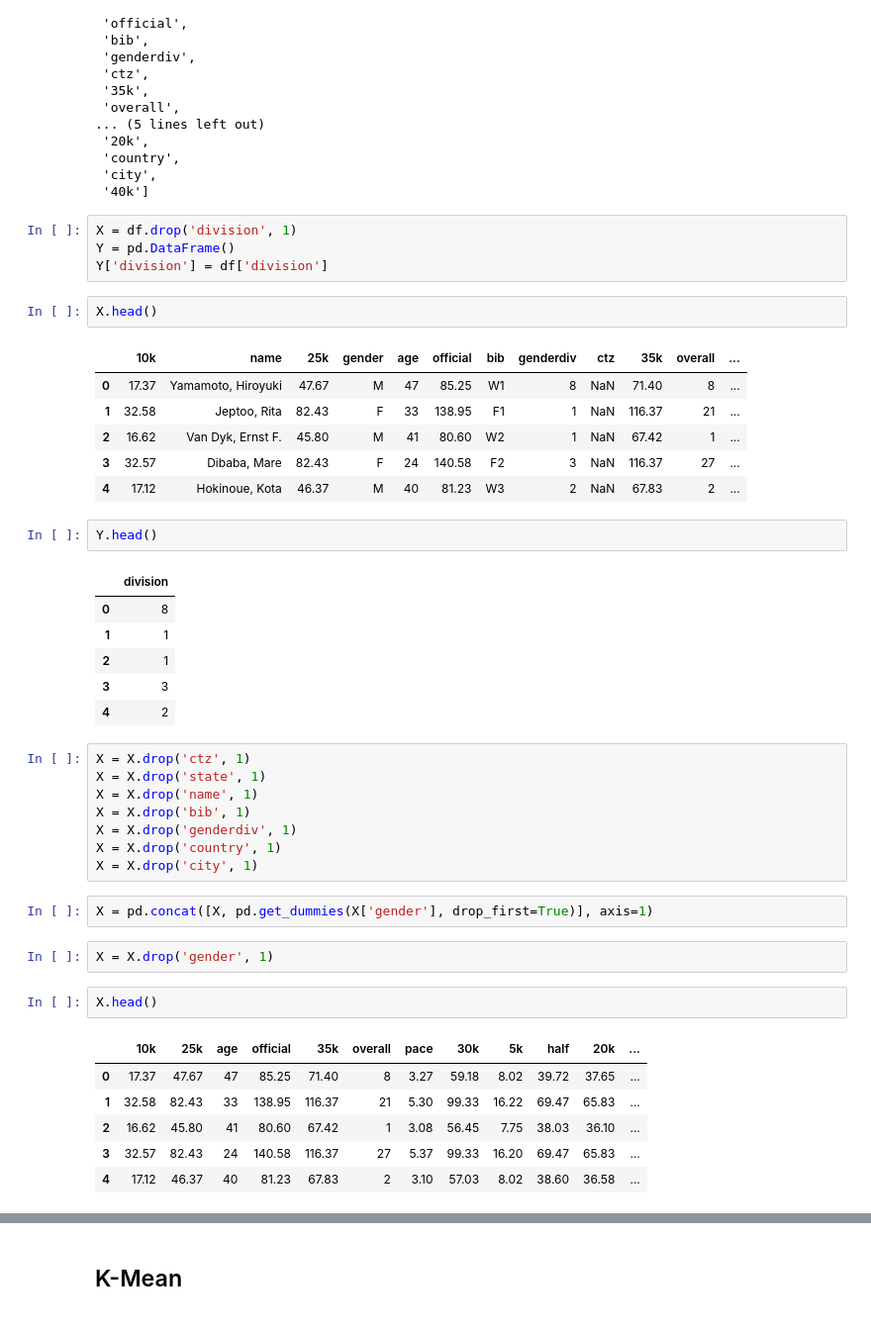
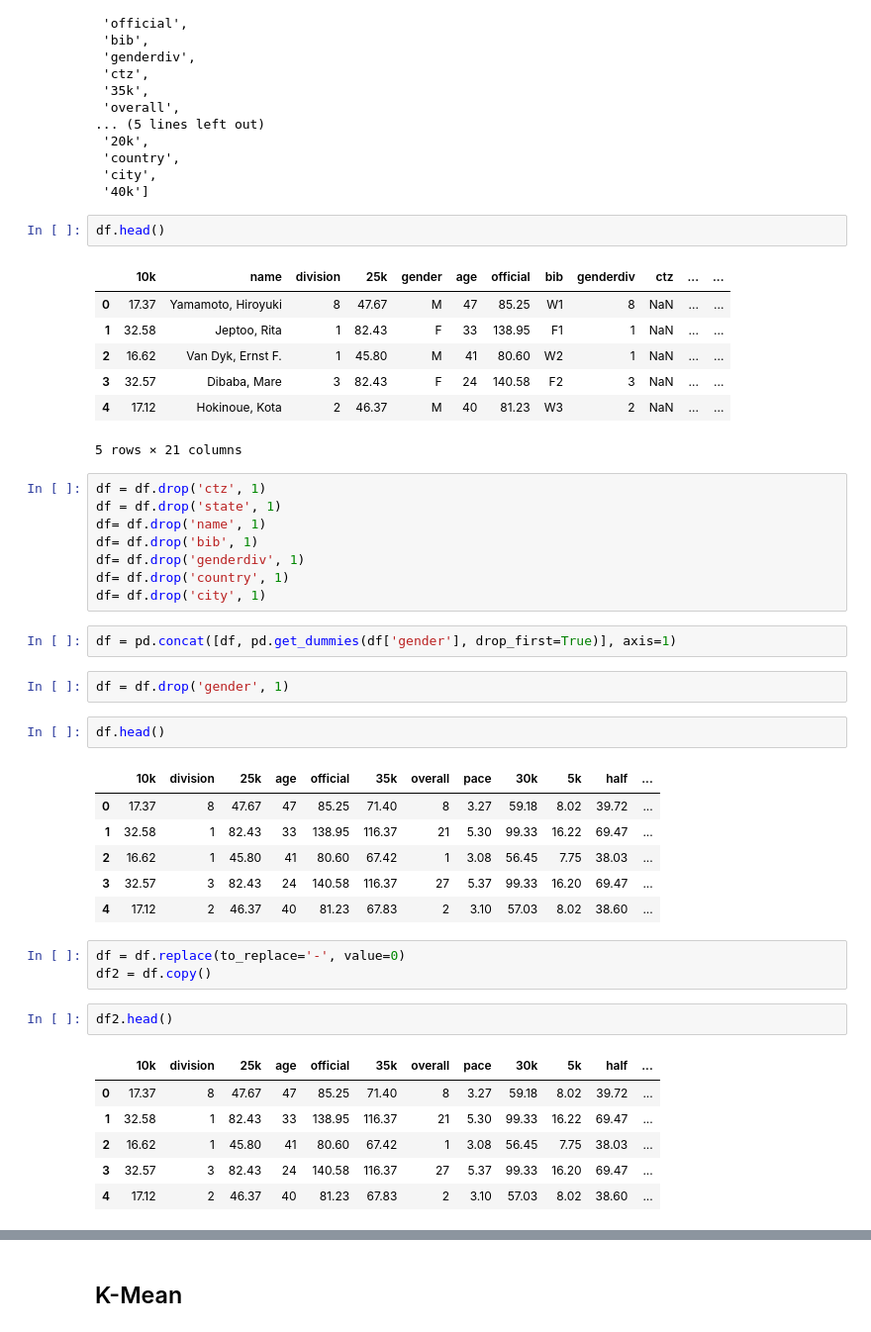
Before and after one commit to danehooker/Thinkful-Projects, a Jupyter notebook: Module 30-4.ipynb, the cells around one changed output, grey strips where cells are left out. Shown at 99% size. Saved outputs shown, nothing was run; the diff lists cells and outputs as text.

```diff
--- a/Module 30-4.ipynb
+++ b/Module 30-4.ipynb
@@ -44,46 +48,46 @@ list(df)
  'country',
  'city',
  '40k']
-# %%
-X = df.drop('division', 1)
-Y = pd.DataFrame()
-Y['division'] = df['division']
 # %%
-X.head()
+df.head()
 # %% [output]
-|  | 10k | name | 25k | gender | age | official | bib | genderdiv | ctz | 35k | overall | ... |
-| 0 | 17.37 | Yamamoto, Hiroyuki | 47.67 | M | 47 | 85.25 | W1 | 8 | NaN | 71.40 | 8 | ... |
-| 1 | 32.58 | Jeptoo, Rita | 82.43 | F | 33 | 138.95 | F1 | 1 | NaN | 116.37 | 21 | ... |
-| 2 | 16.62 | Van Dyk, Ernst F. | 45.80 | M | 41 | 80.60 | W2 | 1 | NaN | 67.42 | 1 | ... |
-| 3 | 32.57 | Dibaba, Mare | 82.43 | F | 24 | 140.58 | F2 | 3 | NaN | 116.37 | 27 | ... |
-| 4 | 17.12 | Hokinoue, Kota | 46.37 | M | 40 | 81.23 | W3 | 2 | NaN | 67.83 | 2 | ... |
+|  | 10k | name | division | 25k | gender | age | official | bib | genderdiv | ctz | ... | ... |
+| 0 | 17.37 | Yamamoto, Hiroyuki | 8 | 47.67 | M | 47 | 85.25 | W1 | 8 | NaN | ... | ... |
+| 1 | 32.58 | Jeptoo, Rita | 1 | 82.43 | F | 33 | 138.95 | F1 | 1 | NaN | ... | ... |
+| 2 | 16.62 | Van Dyk, Ernst F. | 1 | 45.80 | M | 41 | 80.60 | W2 | 1 | NaN | ... | ... |
+| 3 | 32.57 | Dibaba, Mare | 3 | 82.43 | F | 24 | 140.58 | F2 | 3 | NaN | ... | ... |
+| 4 | 17.12 | Hokinoue, Kota | 2 | 46.37 | M | 40 | 81.23 | W3 | 2 | NaN | ... | ... |
+5 rows × 21 columns
+# %%
+df = df.drop('ctz', 1)
+df = df.drop('state', 1)
+df= df.drop('name', 1)
+df= df.drop('bib', 1)
+df= df.drop('genderdiv', 1)
+df= df.drop('country', 1)
+df= df.drop('city', 1)
+# %%
+df = pd.concat([df, pd.get_dummies(df['gender'], drop_first=True)], axis=1)
+# %%
+df = df.drop('gender', 1)
 # %%
-Y.head()
+df.head()
 # %% [output]
-|  | division |
-| 0 | 8 |
-| 1 | 1 |
-| 2 | 1 |
-| 3 | 3 |
-| 4 | 2 |
+|  | 10k | division | 25k | age | official | 35k | overall | pace | 30k | 5k | half | ... |
+| 0 | 17.37 | 8 | 47.67 | 47 | 85.25 | 71.40 | 8 | 3.27 | 59.18 | 8.02 | 39.72 | ... |
+| 1 | 32.58 | 1 | 82.43 | 33 | 138.95 | 116.37 | 21 | 5.30 | 99.33 | 16.22 | 69.47 | ... |
+| 2 | 16.62 | 1 | 45.80 | 41 | 80.60 | 67.42 | 1 | 3.08 | 56.45 | 7.75 | 38.03 | ... |
+| 3 | 32.57 | 3 | 82.43 | 24 | 140.58 | 116.37 | 27 | 5.37 | 99.33 | 16.20 | 69.47 | ... |
+| 4 | 17.12 | 2 | 46.37 | 40 | 81.23 | 67.83 | 2 | 3.10 | 57.03 | 8.02 | 38.60 | ... |
-# %%
-X = X.drop('ctz', 1)
-X = X.drop('state', 1)
-X = X.drop('name', 1)
-X = X.drop('bib', 1)
-X = X.drop('genderdiv', 1)
-X = X.drop('country', 1)
-X = X.drop('city', 1)
-# %%
-X = pd.concat([X, pd.get_dummies(X['gender'], drop_first=True)], axis=1)
-# %%
-X = X.drop('gender', 1)
+# %%
+df = df.replace(to_replace='-', value=0)
+df2 = df.copy()
 # %%
-X.head()
+df2.head()
 # %% [output]
-|  | 10k | 25k | age | official | 35k | overall | pace | 30k | 5k | half | 20k | ... |
-| 0 | 17.37 | 47.67 | 47 | 85.25 | 71.40 | 8 | 3.27 | 59.18 | 8.02 | 39.72 | 37.65 | ... |
-| 1 | 32.58 | 82.43 | 33 | 138.95 | 116.37 | 21 | 5.30 | 99.33 | 16.22 | 69.47 | 65.83 | ... |
-| 2 | 16.62 | 45.80 | 41 | 80.60 | 67.42 | 1 | 3.08 | 56.45 | 7.75 | 38.03 | 36.10 | ... |
-| 3 | 32.57 | 82.43 | 24 | 140.58 | 116.37 | 27 | 5.37 | 99.33 | 16.20 | 69.47 | 65.83 | ... |
-| 4 | 17.12 | 46.37 | 40 | 81.23 | 67.83 | 2 | 3.10 | 57.03 | 8.02 | 38.60 | 36.58 | ... |
+|  | 10k | division | 25k | age | official | 35k | overall | pace | 30k | 5k | half | ... |
+| 0 | 17.37 | 8 | 47.67 | 47 | 85.25 | 71.40 | 8 | 3.27 | 59.18 | 8.02 | 39.72 | ... |
+| 1 | 32.58 | 1 | 82.43 | 33 | 138.95 | 116.37 | 21 | 5.30 | 99.33 | 16.22 | 69.47 | ... |
+| 2 | 16.62 | 1 | 45.80 | 41 | 80.60 | 67.42 | 1 | 3.08 | 56.45 | 7.75 | 38.03 | ... |
+| 3 | 32.57 | 3 | 82.43 | 24 | 140.58 | 116.37 | 27 | 5.37 | 99.33 | 16.20 | 69.47 | ... |
+| 4 | 17.12 | 2 | 46.37 | 40 | 81.23 | 67.83 | 2 | 3.10 | 57.03 | 8.02 | 38.60 | ... |
```
Also changed, not shown: parts of 20 cells of this notebook.
